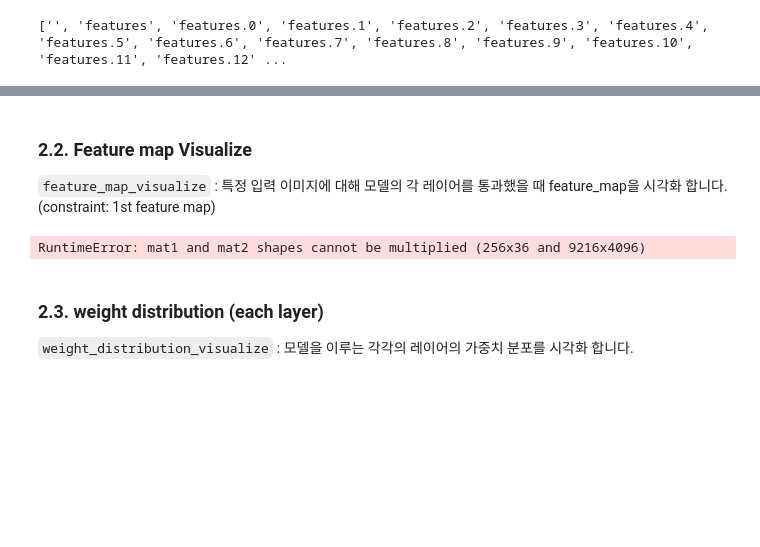
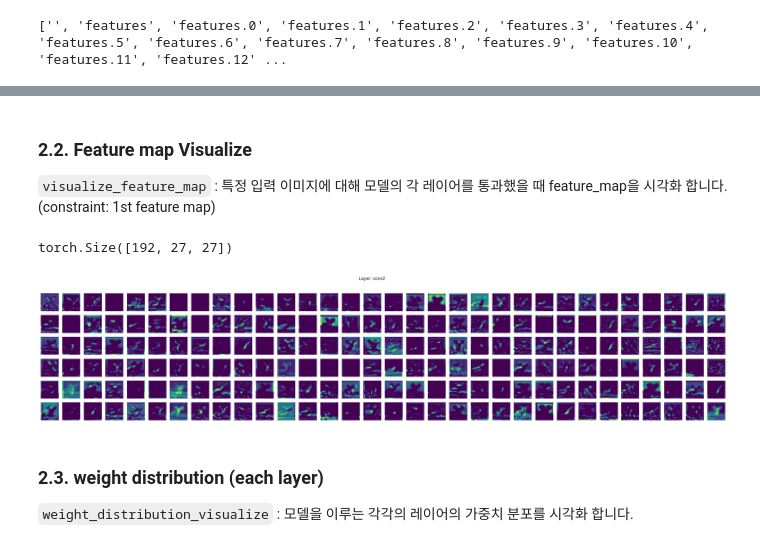
Before and after one commit to 23-Fall-Graduation-Thesis/Indium, a Jupyter notebook: visualization.ipynb, the cells around one changed output, grey strips where cells are left out. Saved outputs shown, nothing was run; the diff lists cells and outputs as text; code cells hidden in the pictures; blank space fills up the shorter version.

```diff
--- a/visualization.ipynb
+++ b/visualization.ipynb
@@ -288,3 +323,9 @@ IndexError: index 3 is out of bounds for dimension 1 with size 3
+# %%
+""" RECURSIVE : Running This!!! """
+layer_name_list = ['features.0', 'features.3', 'features.6', 'features.8', 'features.10']
+
+for name in layer_name_list :
+    visualize_filters(model, layer_name, ncols=32, nchannel=5, showAll=False)
 # %% [markdown]
 ### 2.2. Feature map Visualize
-`feature_map_visualize` : 특정 입력 이미지에 대해 모델의 각 레이어를 통과했을 때 feature_map을 시각화 합니다. (constraint: 1st feature map)
+`visualize_feature_map` : 특정 입력 이미지에 대해 모델의 각 레이어를 통과했을 때 feature_map을 시각화 합니다. (constraint: 1st feature map)
@@ -307,5 +331,0 @@ def feature_map_visualize(model, image, cols=32):
-# %%
-image = trainloader.dataset[0][0]
-feature_map_visualize(model, image)
-# %% [output]
-RuntimeError: mat1 and mat2 shapes cannot be multiplied (256x36 and 9216x4096)
@@ -311,0 +355,37 @@ RuntimeError: mat1 and mat2 shapes cannot be multiplied (256x36 and 9216x4096)
+# %%
+# from utils.visualize_tool import visualize_feature_map
+
+layer_name = 'conv2'
+input_image = torch.unsqueeze(image, 0)
+
+activation = {}
+
+def get_feature_map(model, input, layer_name, idx):
+    def get_activation(name):
+        def hook(model, input, output):
+            activation[name] = output.detach()
+        return hook
+
+    model.eval()
+    model.features[idx].register_forward_hook(get_activation(layer_name))
+    output = model(input)
+    act = activation[layer_name].squeeze()
+    return act
+
+def visualize_feature_map(model, input, layer_name, idx, ncols=32):
+    act = get_feature_map(model, input, layer_name, idx)
+    print(act.shape)
+    nrows = max(act.size(0) // ncols, 1)
+    fig, axes = plt.subplots(nrows=nrows, ncols=ncols, figsize=(ncols, nrows))
+    for i in range(act.size(0)):
+        ax = axes[i // ncols, i % ncols]
+        kernel = act[i]
+        ax.imshow(kernel, cmap='viridis')
+        ax.axis('off')
+    plt.suptitle('Layer: '+layer_name)
+    plt.show()
+
+visualize_feature_map(model, input_image, layer_name, model_info[layer_name])
+# %% [output]
+torch.Size([192, 27, 27])
+[figure, added]
```
Also changed, not shown: parts of 10 cells of this notebook, 2 other files.
